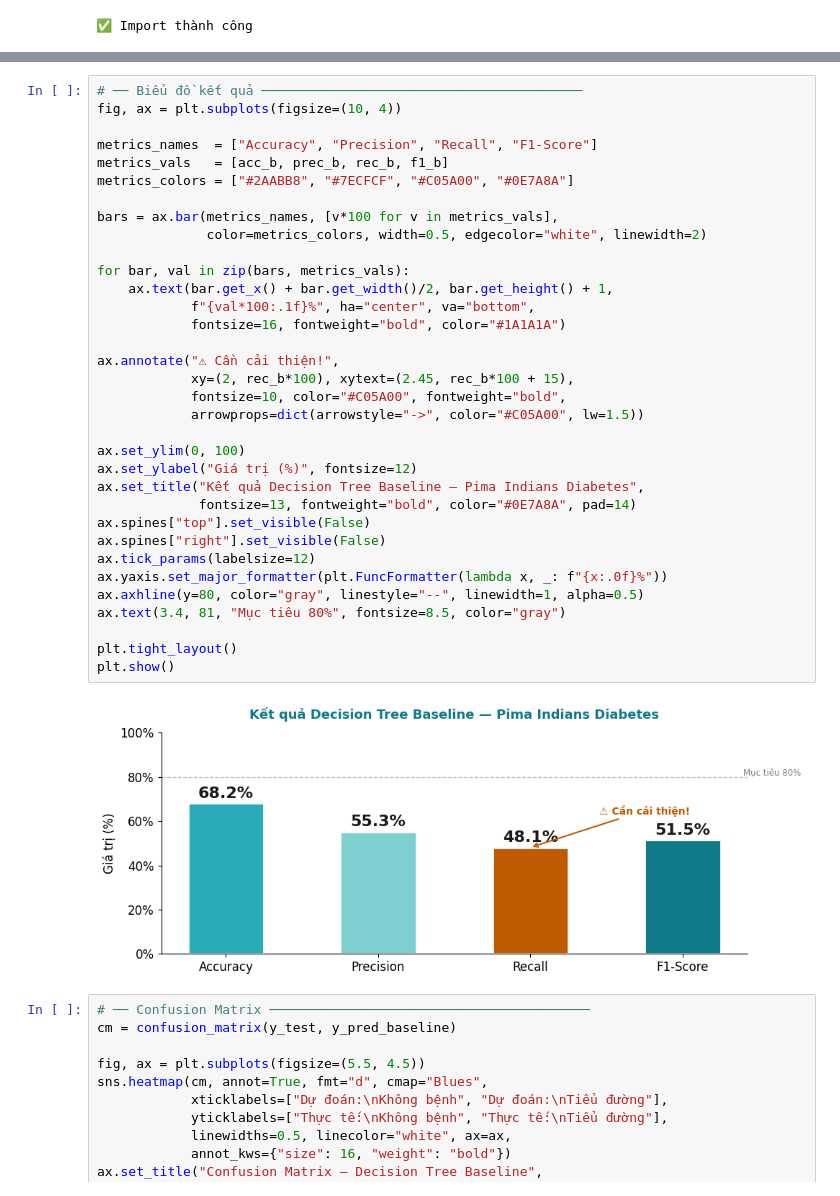
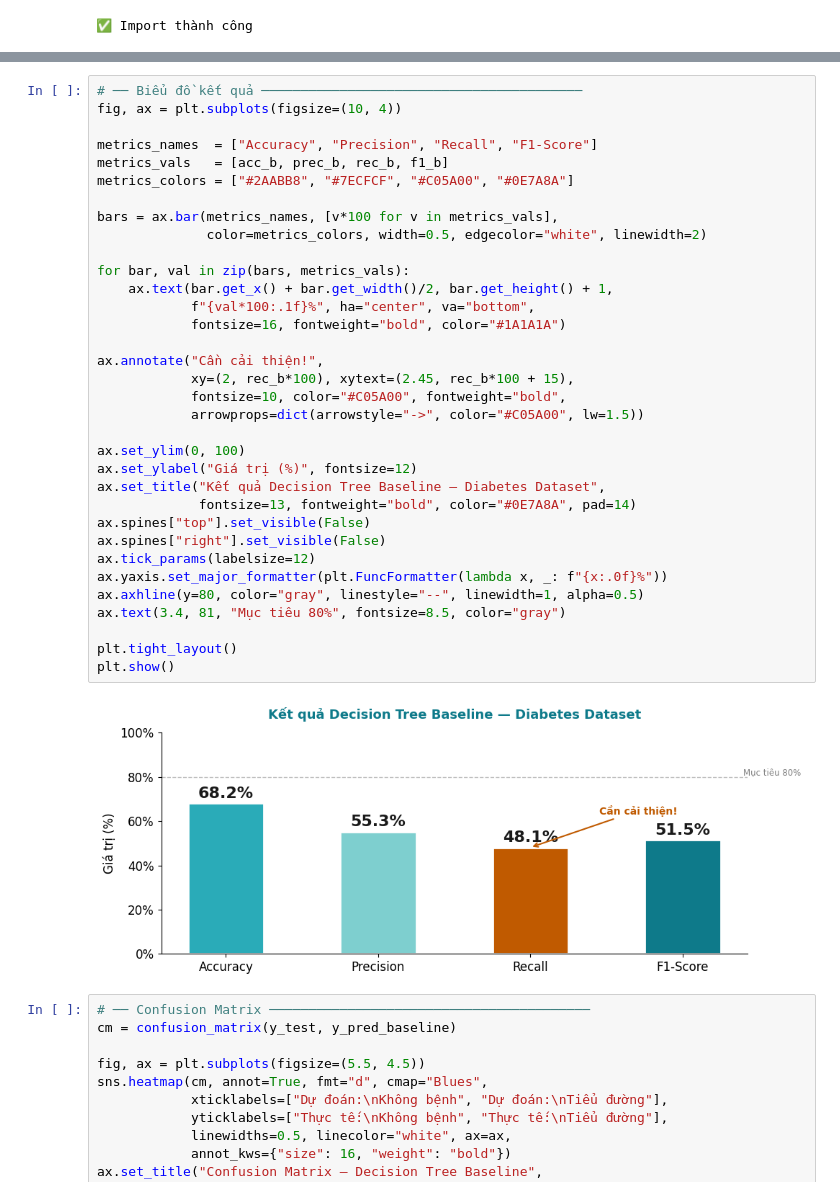
Before and after one commit to TramSt/decision-tree-pima-diabetes, a Jupyter notebook: notebooks/02_model.ipynb, the cells around one changed output, grey strips where cells are left out. Cells and saved outputs as stored; diff of their text form.

```diff
--- a/notebooks/02_model.ipynb
+++ b/notebooks/02_model.ipynb
@@ -132,36 +130,36 @@ fig, ax = plt.subplots(figsize=(10, 4))
 
 metrics_names  = ["Accuracy", "Precision", "Recall", "F1-Score"]
 metrics_vals   = [acc_b, prec_b, rec_b, f1_b]
 metrics_colors = ["#2AABB8", "#7ECFCF", "#C05A00", "#0E7A8A"]
 
 bars = ax.bar(metrics_names, [v*100 for v in metrics_vals],
               color=metrics_colors, width=0.5, edgecolor="white", linewidth=2)
 
 for bar, val in zip(bars, metrics_vals):
     ax.text(bar.get_x() + bar.get_width()/2, bar.get_height() + 1,
             f"{val*100:.1f}%", ha="center", va="bottom",
             fontsize=16, fontweight="bold", color="#1A1A1A")
 
-ax.annotate("⚠ Cần cải thiện!",
+ax.annotate("Cần cải thiện!",
             xy=(2, rec_b*100), xytext=(2.45, rec_b*100 + 15),
             fontsize=10, color="#C05A00", fontweight="bold",
             arrowprops=dict(arrowstyle="->", color="#C05A00", lw=1.5))
 
 ax.set_ylim(0, 100)
 ax.set_ylabel("Giá trị (%)", fontsize=12)
-ax.set_title("Kết quả Decision Tree Baseline — Pima Indians Diabetes",
+ax.set_title("Kết quả Decision Tree Baseline — Diabetes Dataset",
              fontsize=13, fontweight="bold", color="#0E7A8A", pad=14)
 ax.spines["top"].set_visible(False)
 ax.spines["right"].set_visible(False)
 ax.tick_params(labelsize=12)
 ax.yaxis.set_major_formatter(plt.FuncFormatter(lambda x, _: f"{x:.0f}%"))
 ax.axhline(y=80, color="gray", linestyle="--", linewidth=1, alpha=0.5)
 ax.text(3.4, 81, "Mục tiêu 80%", fontsize=8.5, color="gray")
 
 plt.tight_layout()
 plt.show()
 # %% [output]
-[figure, old version]
+[figure, new version]
 # %%
 # ── Confusion Matrix ─────────────────────────────────────────
 cm = confusion_matrix(y_test, y_pred_baseline)
```
Also changed, not shown: parts of 3 cells of this notebook.
